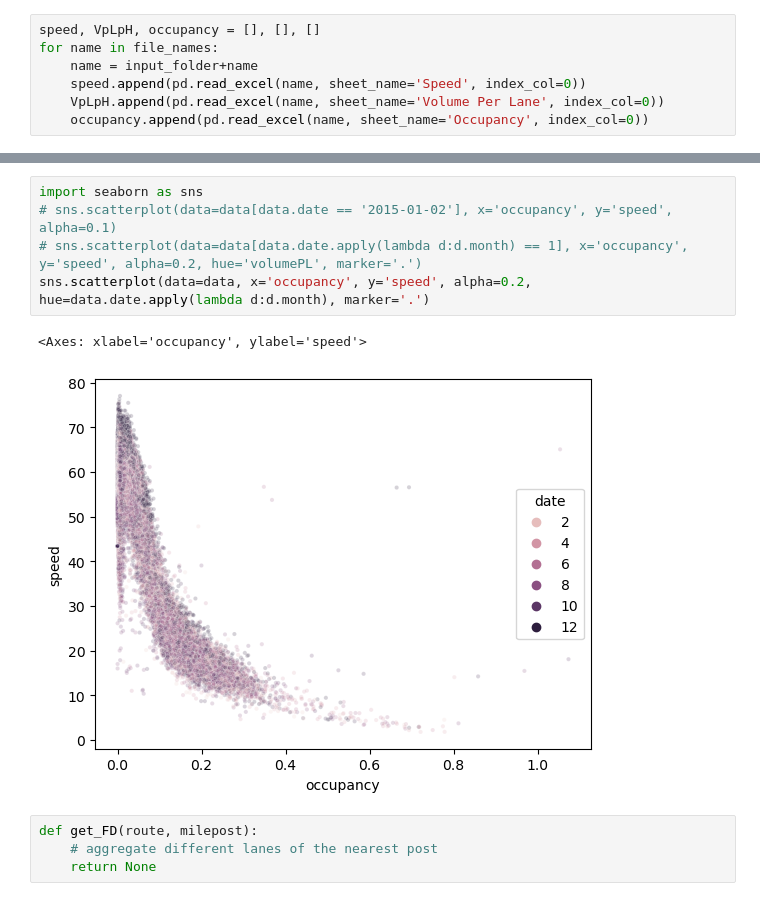
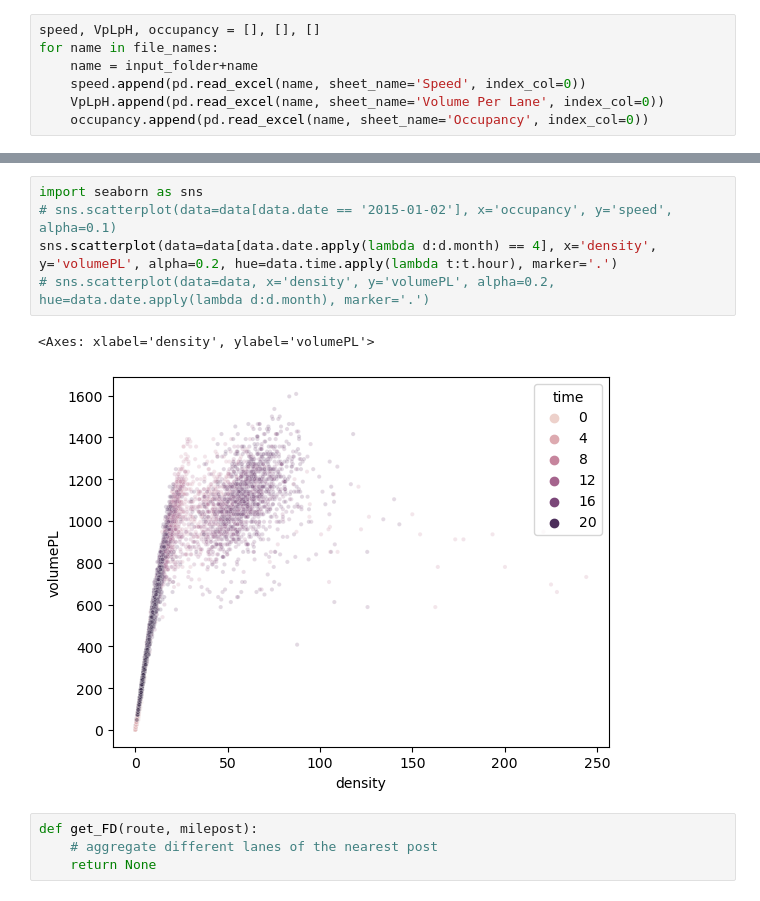
Before and after one commit to BlueSoheil99/uw_cet522_project, a Jupyter notebook: test.ipynb, the cells around one changed output, grey strips where cells are left out. Cells and saved outputs as stored; diff of their text form.

```diff
--- a/test.ipynb
+++ b/test.ipynb
@@ -106,11 +116,11 @@ data
-# %%
-import seaborn as sns
-# sns.scatterplot(data=data[data.date == '2015-01-02'], x='occupancy', y='speed', alpha=0.1)
-# sns.scatterplot(data=data[data.date.apply(lambda d:d.month) == 1], x='occupancy', y='speed', alpha=0.2, hue='volumePL', marker='.')
-sns.scatterplot(data=data, x='occupancy', y='speed', alpha=0.2, hue=data.date.apply(lambda d:d.month), marker='.')
-# %% [output]
-<Axes: xlabel='occupancy', ylabel='speed'>
-[figure, removed]
+# %%
+import seaborn as sns
+# sns.scatterplot(data=data[data.date == '2015-01-02'], x='occupancy', y='speed', alpha=0.1)
+sns.scatterplot(data=data[data.date.apply(lambda d:d.month) == 4], x='density', y='volumePL', alpha=0.2, hue=data.time.apply(lambda t:t.hour), marker='.')
+# sns.scatterplot(data=data, x='density', y='volumePL', alpha=0.2, hue=data.date.apply(lambda d:d.month), marker='.')
+# %% [output]
+<Axes: xlabel='density', ylabel='volumePL'>
+[figure, added]
 # %%
 def get_FD(route, milepost):
     # aggregate different lanes of the nearest post
```
Also changed, not shown: parts of 4 cells of this notebook, 44 other files.
